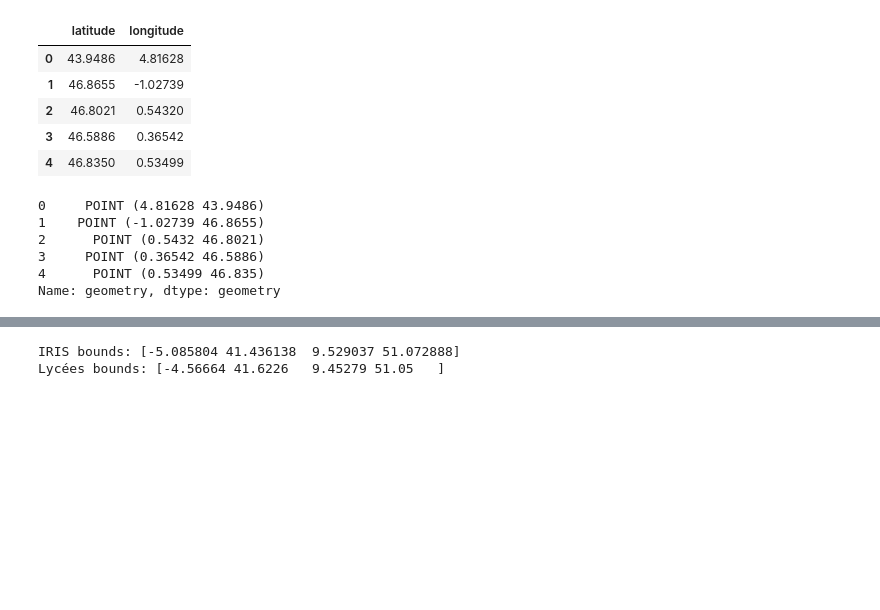
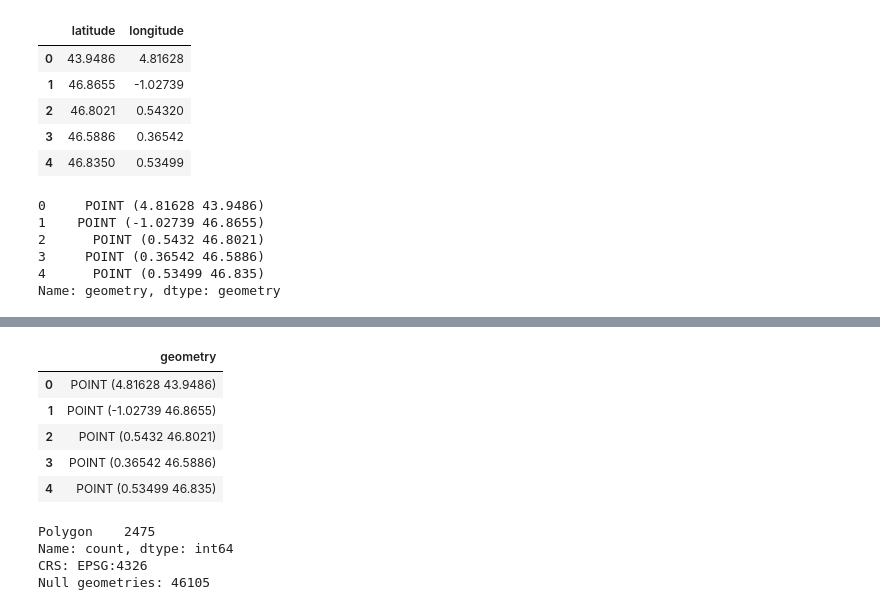
Before and after one commit to margaux-heam/projet_python, a Jupyter notebook: code.ipynb, the cells around one changed output, grey strips where cells are left out. Drawn from its saved outputs; the diff is of its cells as text; code cells hidden in the pictures; blank space fills up the shorter version.

```diff
--- a/code.ipynb
+++ b/code.ipynb
@@ -277,10 +147,24 @@ lycees_iris.head()
-# %%
-# Assurer CRS identiques
-lycees = lycees_fr.set_crs(iris.crs, allow_override=True)
-
-# Vérifier chevauchement des limites
-print("IRIS bounds:", iris.total_bounds)
-print("Lycées bounds:", lycees.total_bounds)
-# %% [output]
-IRIS bounds: [-5.085804 41.436138  9.529037 51.072888]
-Lycées bounds: [-4.56664 41.6226   9.45279 51.05   ]
+# %%
+df_points = gpd.GeoDataFrame(
+    df,
+    geometry=gpd.points_from_xy(df.longitude, df.latitude),
+    crs="EPSG:4326"   # CRS WGS84 pour des coordonnées GPS
+)
+
+df_points[['geometry']].head()
+# %% [output]
+|  | geometry |
+| 0 | POINT (4.81628 43.9486) |
+| 1 | POINT (-1.02739 46.8655) |
+| 2 | POINT (0.5432 46.8021) |
+| 3 | POINT (0.36542 46.5886) |
+| 4 | POINT (0.53499 46.835) |
+# %%
+print(gdf.geometry.geom_type.value_counts())
+print("CRS:", gdf.crs)
+print("Null geometries:", gdf.geometry.isnull().sum())
+# %% [output]
+Polygon    2475
+Name: count, dtype: int64
+CRS: EPSG:4326
+Null geometries: 46105
```
Also changed, not shown: parts of 24 cells of this notebook, 5 other files.
